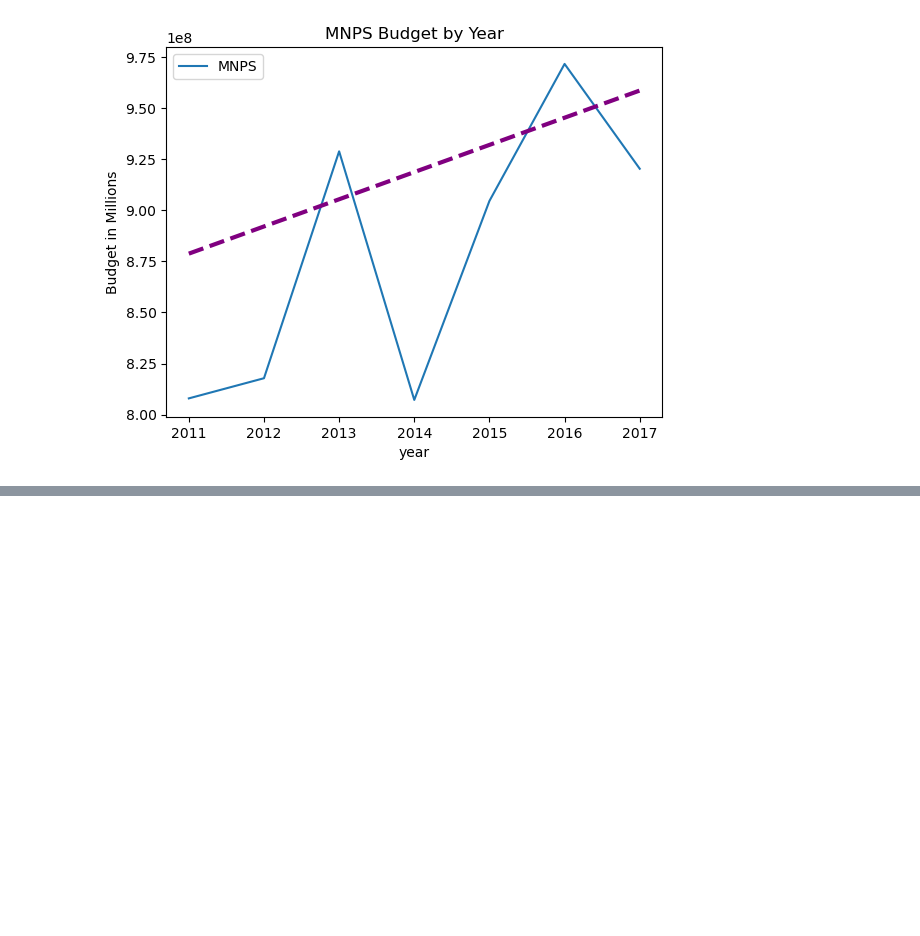
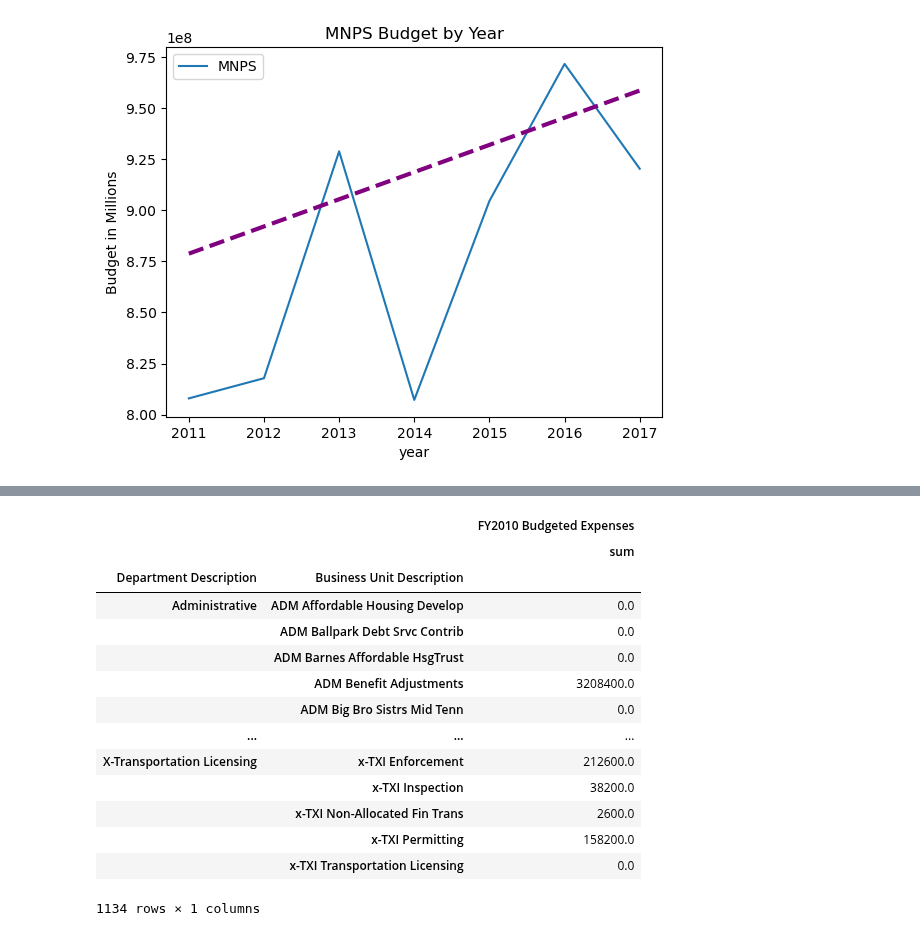
Before and after one commit to jwhankins177/capstone-budget-impact-jupyternb-python, a Jupyter notebook: notebooks/MNPS.ipynb, the cells around one changed output, grey strips where cells are left out. Saved outputs shown, nothing was run; the diff lists cells and outputs as text; code cells hidden in the pictures; blank space fills up the shorter version.

```diff
--- a/notebooks/MNPS.ipynb
+++ b/notebooks/MNPS.ipynb
@@ -298,0 +315,18 @@ dd1.to_csv('mnps_corr.csv')
+# %%
+df.groupby(['Department Description', 'Business Unit Description']).agg({'FY2010 Budgeted Expenses': ['sum']})
+# %% [output]
+|  |  | FY2010 Budgeted Expenses |
+|  |  | sum |
+| Department Description | Business Unit Description |  |
+| Administrative | ADM Affordable Housing Develop | 0.0 |
+|  | ADM Ballpark Debt Srvc Contrib | 0.0 |
+|  | ADM Barnes Affordable HsgTrust | 0.0 |
+|  | ADM Benefit Adjustments | 3208400.0 |
+|  | ADM Big Bro Sistrs Mid Tenn | 0.0 |
+| ... | ... | ... |
+| X-Transportation Licensing | x-TXI Enforcement | 212600.0 |
+|  | x-TXI Inspection | 38200.0 |
+|  | x-TXI Non-Allocated Fin Trans | 2600.0 |
+|  | x-TXI Permitting | 158200.0 |
+|  | x-TXI Transportation Licensing | 0.0 |
+1134 rows × 1 columns
```
Also changed, not shown: parts of 2 cells of this notebook, 2 other files.
